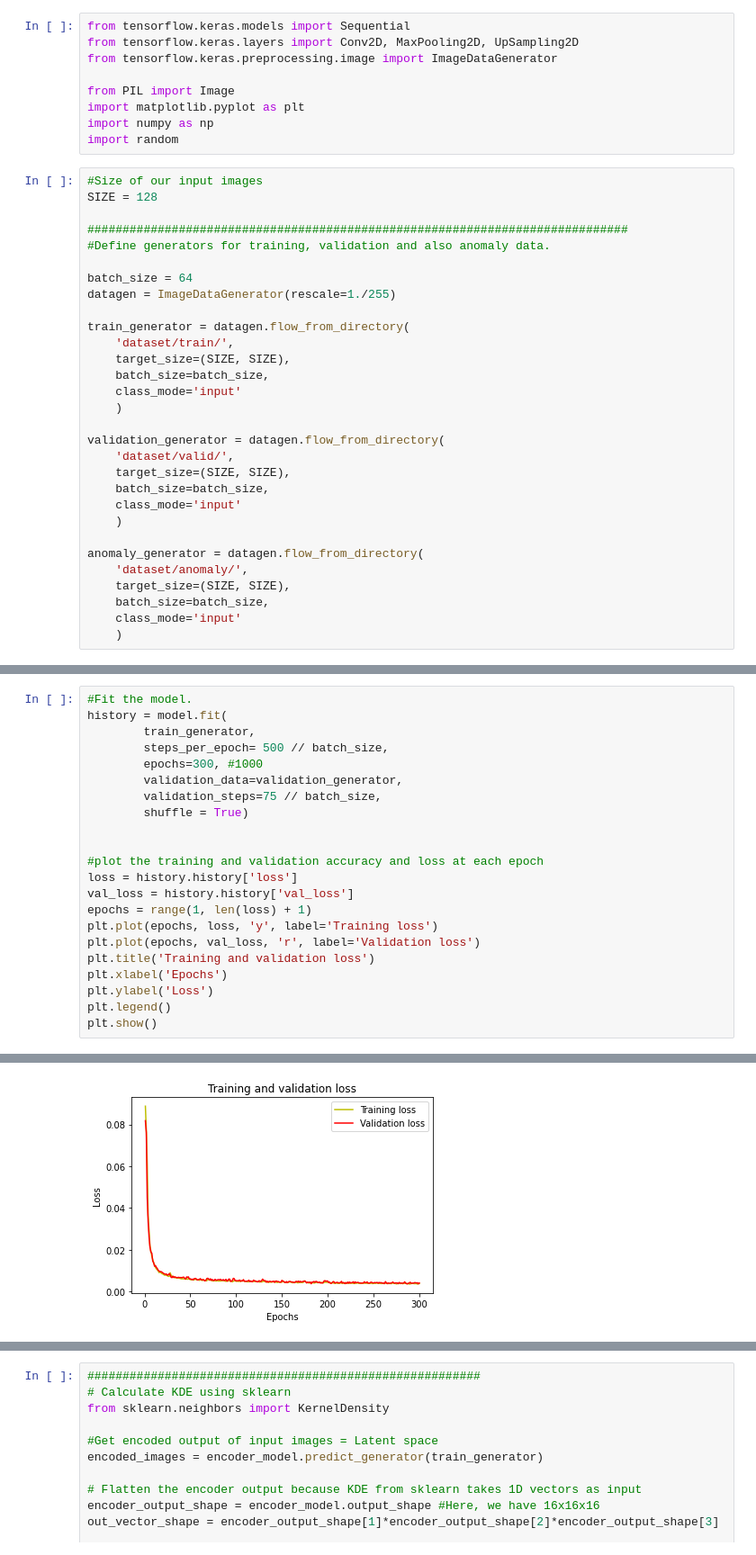
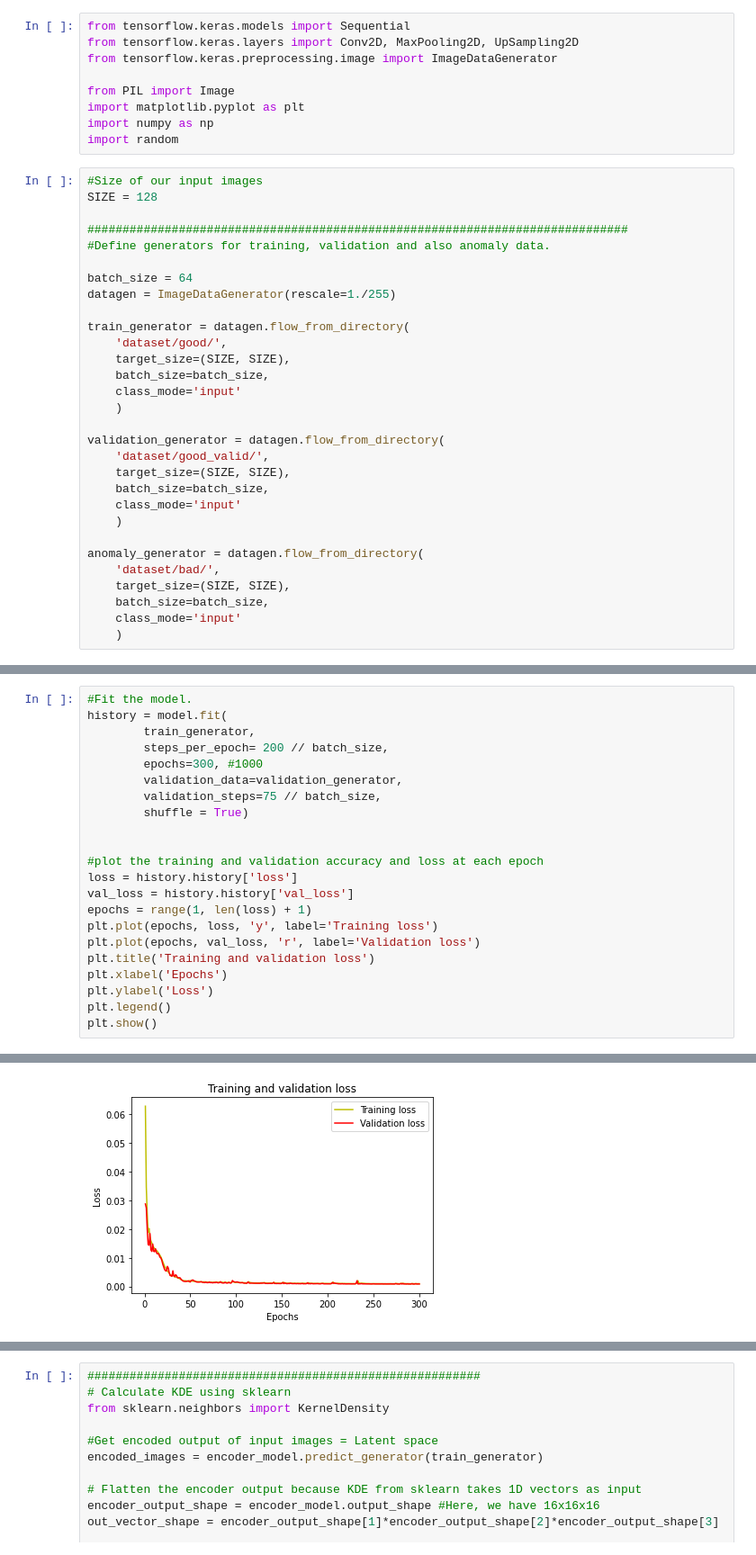
Before and after one commit to joseribeiro99/Anomaly-Detection-in-2D-Image, a Jupyter notebook: train.ipynb, the cells around one changed output, grey strips where cells are left out. Shown at 90% size. Drawn from its saved outputs; the diff is of its cells as text.

```diff
--- a/train.ipynb
+++ b/train.ipynb
@@ -18,21 +18,21 @@ batch_size = 64
 datagen = ImageDataGenerator(rescale=1./255)
 
 train_generator = datagen.flow_from_directory(
-    'dataset/train/',
+    'dataset/good/',
     target_size=(SIZE, SIZE),
     batch_size=batch_size,
     class_mode='input'
     )
 
 validation_generator = datagen.flow_from_directory(
-    'dataset/valid/',
+    'dataset/good_valid/',
     target_size=(SIZE, SIZE),
     batch_size=batch_size,
     class_mode='input'
     )
 
 anomaly_generator = datagen.flow_from_directory(
-    'dataset/anomaly/',
+    'dataset/bad/',
     target_size=(SIZE, SIZE),
     batch_size=batch_size,
     class_mode='input'
@@ -89,7 +89,7 @@ _________________________________________________________________
 #Fit the model.
 history = model.fit(
         train_generator,
-        steps_per_epoch= 500 // batch_size,
+        steps_per_epoch= 200 // batch_size,
         epochs=300, #1000
         validation_data=validation_generator,
         validation_steps=75 // batch_size,
@@ -128,4 +128,4 @@ Epoch 300/300
-[figure, old version]
+[figure, new version]
 # %%
 # Get all batches generated by the datagen and pick a batch for prediction
 #Just to test the model.
```
Also changed, not shown: parts of 11 cells of this notebook, 2 other files.
